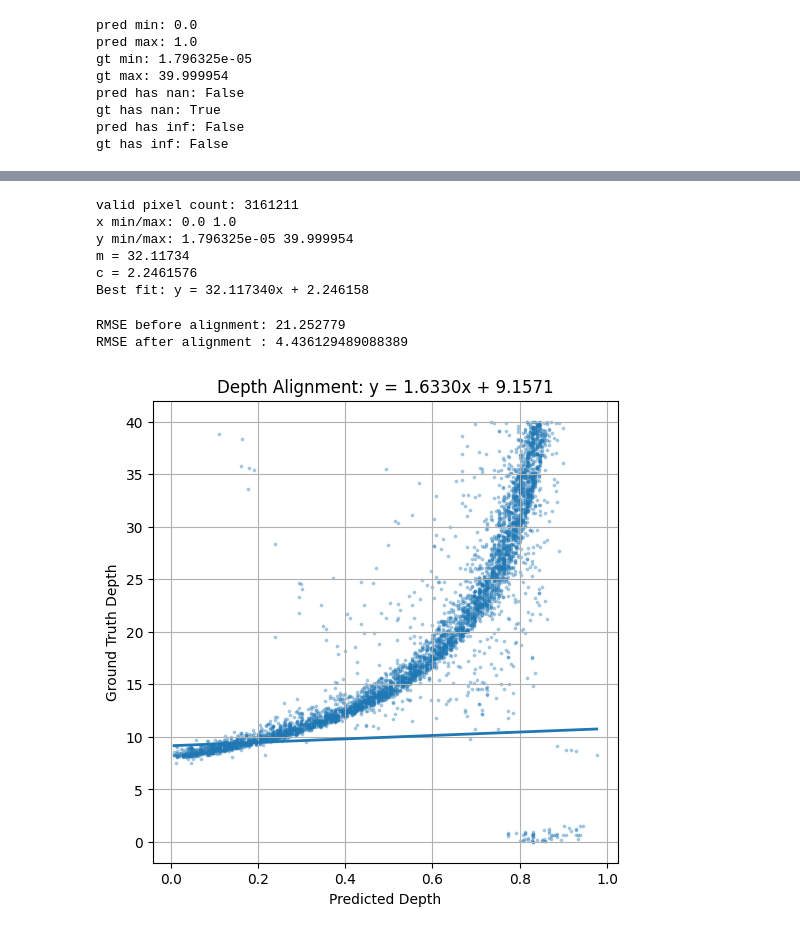
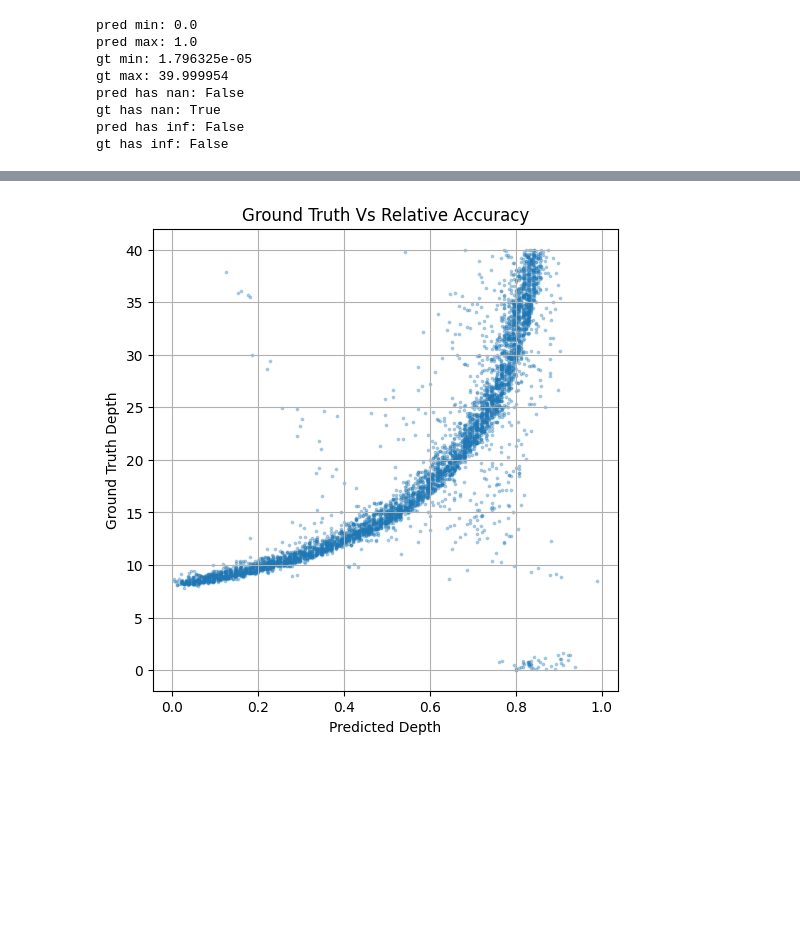
Before and after one commit to dev-rathod/Eco-Cars-Depth-Estimation-2026, a Jupyter notebook: depth_scale_alignment_depth_anything.ipynb, the cells around one changed output, grey strips where cells are left out. Saved outputs shown, nothing was run; the diff lists cells and outputs as text; code cells hidden in the pictures; blank space fills up the shorter version.

```diff
--- a/depth_scale_alignment_depth_anything.ipynb
+++ b/depth_scale_alignment_depth_anything.ipynb
@@ -83,59 +56,31 @@ Best fit: y = 2.2286 * e^(2.9765 * x) + 5.6298
-# %%
-mask = np.isfinite(pred) & np.isfinite(gt) & (gt > 0)
-
-x = pred[mask].reshape(-1)
-y = gt[mask].reshape(-1)
-
-print("valid pixel count:", len(x))
-print("x min/max:", x.min(), x.max())
-print("y min/max:", y.min(), y.max())
-
-A = np.vstack([x, np.ones_like(x)]).T
-m, c = np.linalg.lstsq(A, y, rcond=None)[0]
-
-print("m =", m)
-print("c =", c)
-print(f"Best fit: y = {m:.6f}x + {c:.6f}")
-# %% [output]
-valid pixel count: 3161211
-x min/max: 0.0 1.0
-y min/max: 1.796325e-05 39.999954
-m = 32.11734
-c = 2.2461576
-Best fit: y = 32.117340x + 2.246158
-# %%
-# pred_aligned = m * pred + c
-pred_aligned = a * np.exp(b * pred) + c
-# Mask for valid pixels AND depth >= 40m
-mask_40 = mask & (gt <= 40)
-
-rmse_before = np.sqrt(np.mean((pred[mask_40] - gt[mask_40]) ** 2))
-rmse_after  = np.sqrt(np.mean((pred_aligned[mask_40] - gt[mask_40]) ** 2))
-
-print("RMSE before alignment:", rmse_before)
-print("RMSE after alignment :", rmse_after)
-# %% [output]
-RMSE before alignment: 21.252779
-RMSE after alignment : 4.436129489088389
 # %%
 import matplotlib.pyplot as plt
+
+mask = np.isfinite(pred) & np.isfinite(gt) & (gt > 0)
+
+x = pred[mask].reshape(-1)
+y = gt[mask].reshape(-1)
 
 sample_size = min(5000, len(x))
 idx = np.random.choice(len(x), sample_size, replace=False)
 
 x_sample = x[idx]
 y_sample = y[idx]
 
 x_line = np.linspace(x_sample.min(), x_sample.max(), 100)
-y_line = m * x_line + c
+# y_line = m * x_line + c
 
 plt.figure(figsize=(6, 6))
 plt.scatter(x_sample, y_sample, s=3, alpha=0.3)
-plt.plot(x_line, y_line, linewidth=2)
+# plt.plot(x_line, y_line, linewidth=2)
+# plt.scatter(y_sample, s=3, alpha=0.3)
+# plt.plot(y_line, linewidth=2)
 plt.xlabel("Predicted Depth")
 plt.ylabel("Ground Truth Depth")
-plt.title(f"Depth Alignment: y = {m:.4f}x + {c:.4f}")
+plt.title(f"Ground Truth Vs Relative Accuracy")
+os.makedirs("plots", exist_ok=True)
+plt.savefig("plots/ground_truth_vs_relative_accuracy", dpi=150)
 plt.grid(True)
 plt.show()
 # %% [output]
-[figure, old version]
+[figure, new version]
```
Also changed, not shown: parts of 10 cells of this notebook.
